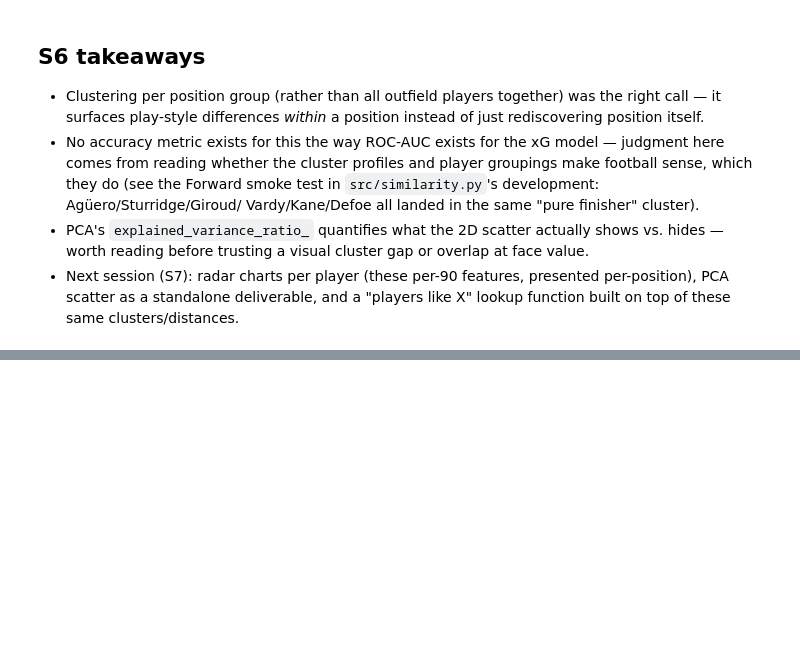
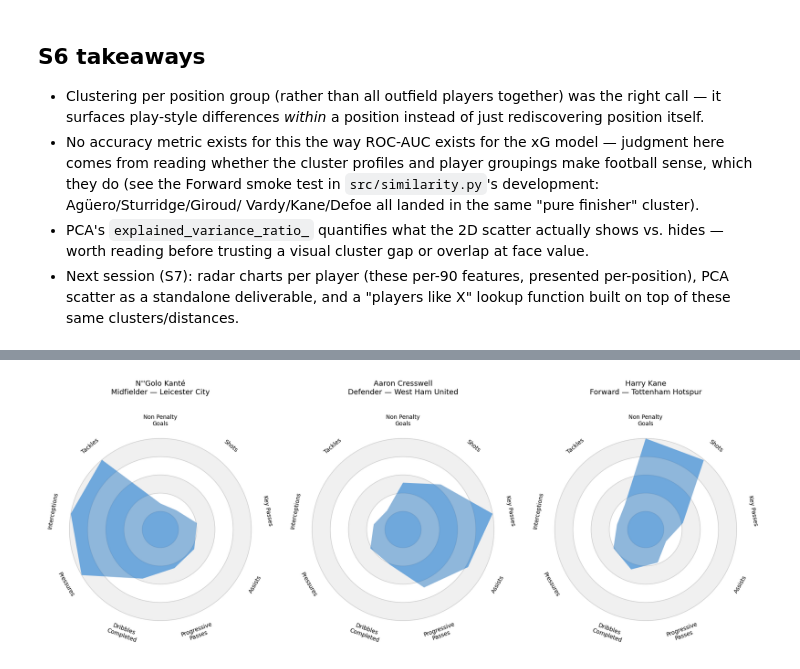
Before and after one commit to GuiPadinha/football-analytics-portfolio, a Jupyter notebook: notebooks/03_player_similarity.ipynb, the cells around one changed output, grey strips where cells are left out. Saved outputs shown, nothing was run; the diff lists cells and outputs as text; code cells hidden in the pictures; blank space fills up the shorter version.

Commit message:
S6/7 - Radar charts + visuals + final polish + README

```diff
--- a/notebooks/03_player_similarity.ipynb
+++ b/notebooks/03_player_similarity.ipynb
@@ -194,0 +226,19 @@ position from a reference source) if this dataset grows.
+# %%
+radar_examples = [
+    ('Midfielder', "N''Golo Kanté", 'Leicester City'),
+    ('Defender', 'Aaron Cresswell', 'West Ham United'),
+    ('Forward', 'Harry Kane', 'Tottenham Hotspur'),
+]
+
+fig, axes = plt.subplots(1, 3, figsize=(18, 7))
+for ax, (position_group, player, team) in zip(axes, radar_examples):
+    data = groups[position_group]['data']
+    row = data[(data['player'] == player) & (data['team'] == team)].iloc[0]
+    plot_player_radar(
+        row, population=data, feature_columns=PER90_FEATURE_COLUMNS, ax=ax,
+        title=f'{player}\n{position_group} — {team}',
+    )
+fig.tight_layout()
+fig.savefig('../outputs/player_radar_examples.png', dpi=150, bbox_inches='tight')
+# %% [output]
+[figure, added]
```
Also changed, not shown: parts of 6 cells of this notebook, 5 other files.
